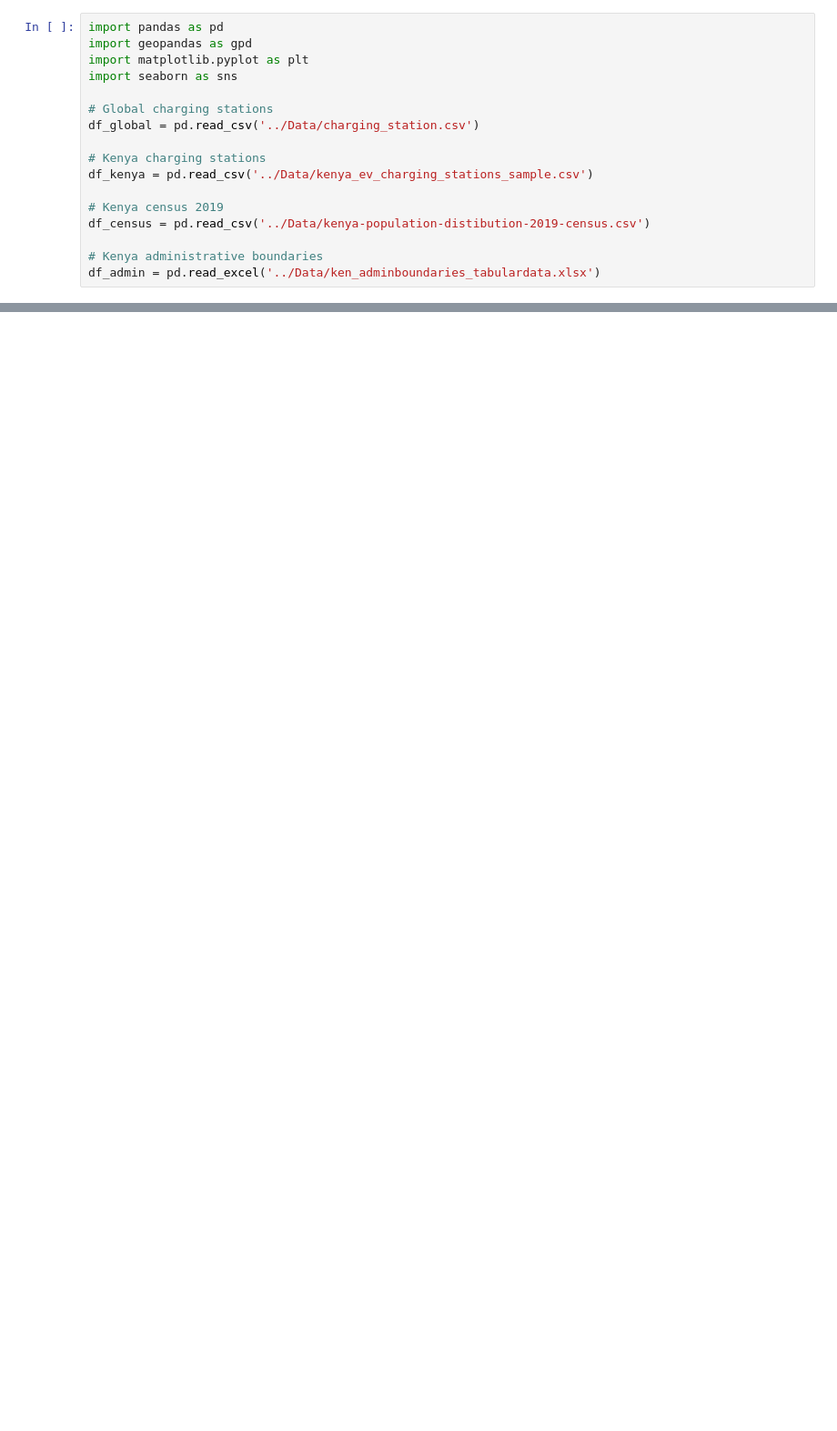
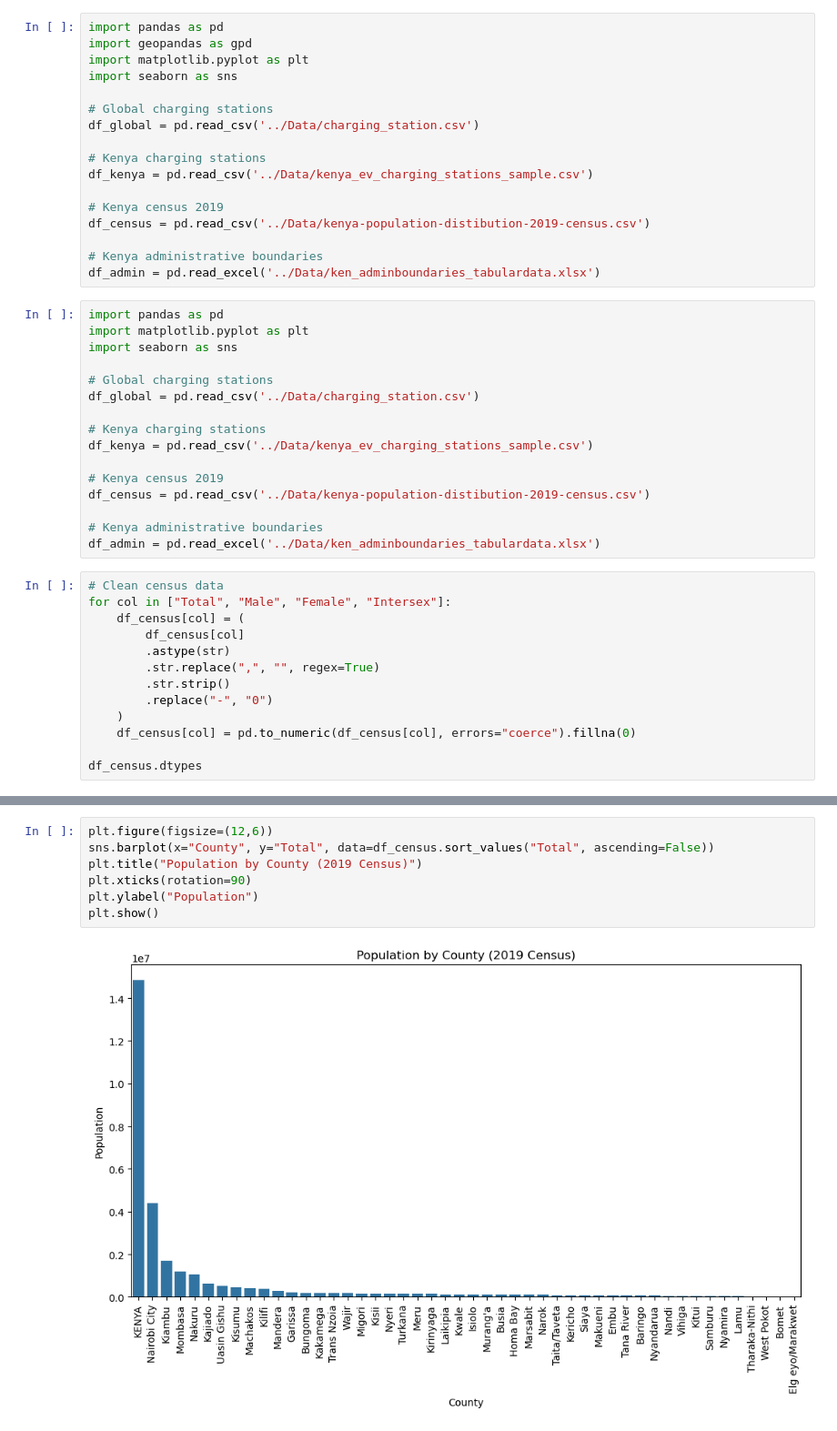
Before and after one commit to maryannngongi/EV_Charging_Stations_Optimization, a Jupyter notebook: Notebooks/kuria.ipynb, the cells around one changed output, grey strips where cells are left out. Shown at 91% size. Cells and saved outputs as stored; diff of their text form; blank space fills up the shorter version.

```diff
--- a/Notebooks/kuria.ipynb
+++ b/Notebooks/kuria.ipynb
@@ -323,3 +338,32 @@ df_census = pd.read_csv('../Data/kenya-population-distibution-2019-census.csv')
 
 # Kenya administrative boundaries
 df_admin = pd.read_excel('../Data/ken_adminboundaries_tabulardata.xlsx')
+# %%
+import pandas as pd
+import matplotlib.pyplot as plt
+import seaborn as sns
+
+# Global charging stations
+df_global = pd.read_csv('../Data/charging_station.csv')
+
+# Kenya charging stations
+df_kenya = pd.read_csv('../Data/kenya_ev_charging_stations_sample.csv')
+
+# Kenya census 2019
+df_census = pd.read_csv('../Data/kenya-population-distibution-2019-census.csv')
+
+# Kenya administrative boundaries
+df_admin = pd.read_excel('../Data/ken_adminboundaries_tabulardata.xlsx')
+# %%
+# Clean census data
+for col in ["Total", "Male", "Female", "Intersex"]:
+    df_census[col] = (
+        df_census[col]
+        .astype(str)
+        .str.replace(",", "", regex=True)
+        .str.strip()
+        .replace("-", "0")
+    )
+    df_census[col] = pd.to_numeric(df_census[col], errors="coerce").fillna(0)
+
+df_census.dtypes
@@ -325,0 +384,9 @@ df_admin = pd.read_excel('../Data/ken_adminboundaries_tabulardata.xlsx')
+# %%
+plt.figure(figsize=(12,6))
+sns.barplot(x="County", y="Total", data=df_census.sort_values("Total", ascending=False))
+plt.title("Population by County (2019 Census)")
+plt.xticks(rotation=90)
+plt.ylabel("Population")
+plt.show()
+# %% [output]
+[figure, added]
```
Also changed, not shown: parts of 30 cells of this notebook.
